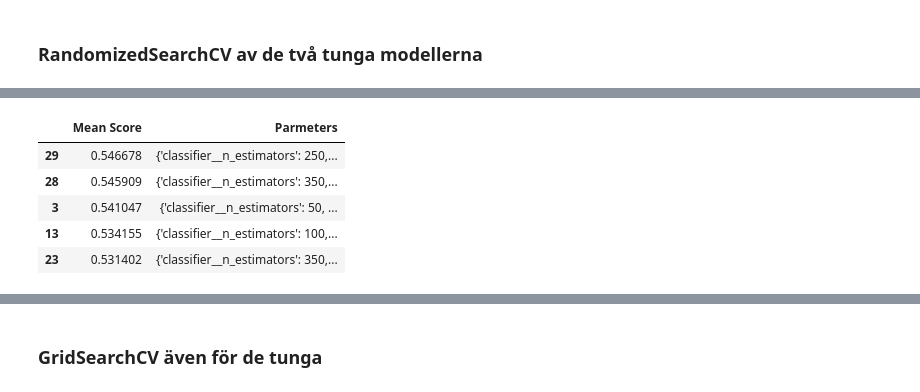
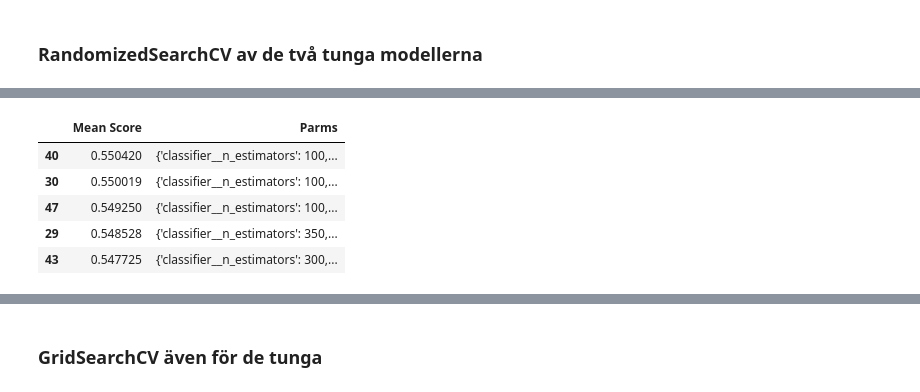
Before and after one commit to carokanns/the_new_Krypto, a Jupyter notebook: my_testa_modeller.ipynb, the cells around one changed output, grey strips where cells are left out. Saved outputs shown, nothing was run; the diff lists cells and outputs as text; code cells hidden in the pictures.

```diff
--- a/my_testa_modeller.ipynb
+++ b/my_testa_modeller.ipynb
@@ -364,7 +371,7 @@ Tid för yfinance: 1.9 sekunder
 # %%
 ### preprocessing ###
 df_dict = {}
-df = pp.preprocessing_currency(df_org)
+df = pp.preprocessing_currency(df_curr)
 if df is not None:
     print('Antal NaN', df.isna().any().sum())
 
@@ -372,7 +379,7 @@ if df is not None:
     df_dict = {}  # en dictionary med samtlig nya dataframes
     for cnt, column_name in enumerate(df.columns):
         df_name = f'df_{column_name}'
-        df_dict[df_name] = pp.preprocess(df[[column_name]], df_gold, df_infl)
+        df_dict[df_name] = pp.preprocess(df_curr[[column_name]],df_vol[[column_name]], df_gold, df_infl)
         print(cnt+1, column_name)
 
 display(df_dict.keys())
@@ -459,5 +460,6 @@ df2.dropna(inplace=True)
 ### Preprocessing för alla valutor tillsammans
 # %%
 predictors = ['Close', 'Ratio_2', 'Trend_2', 'Ratio_5', 'Trend_5', 'Ratio_30', 'Trend_30', 'Ratio_60', 'Trend_60', 'Ratio_90', 'Trend_90',
-              'Ratio_250', 'Trend_250', 'GLD-USD', 'GLD_Ratio_2', 'GLD_Ratio_5', 'GLD_Ratio_30', 'GLD_Ratio_60', 'GLD_Ratio_250',
+              'Ratio_250', 'Trend_250', 'GLD-USD', 'GLD_Ratio_2', 'GLD_Ratio_5', 'GLD_Ratio_30', 'GLD_Ratio_60','GLD_Ratio_90', 'GLD_Ratio_250',
+              'Volume', 'vol_Ratio_2', 'vol_Ratio_5', 'vol_Ratio_30', 'vol_Ratio_60','vol_Ratio_90', 'vol_Ratio_250',
               'US_inflation', 'infl_Ratio_75', 'infl_Ratio_90', 'infl_Ratio_250', 'diff']
@@ -496,8 +507,8 @@ def combinations(param_list):
 
 # Define parameters for CatBoostClassifier
 paramCat = {}
-paramCat['classifier__iterations'] = [100, 250, 300, 350]
-paramCat['classifier__depth'] = [3, 5, 7]
+paramCat['classifier__iterations'] = [100, 250, 300, 325, 350]
+paramCat['classifier__depth'] = [3, 4, 5, 7]
 # paramCat['classifier__class_weights'] = [{0: 1, 1: 1}, {0: 1, 1: 2} ]
 paramCat['classifier__learning_rate'] = [0.01, 0.03, 0.05, 0.07]
 paramCat['classifier'] = [CatBoostClassifier(random_state=42, verbose=False)]
@@ -505,7 +516,7 @@ print('Total combinations for CatBoostClassifier = ', combinations(paramCat))
 
 # Define parameters for XGBClassifier
 paramXGB = {}
-paramXGB['classifier__n_estimators'] = [50, 100, 250, 350]
+paramXGB['classifier__n_estimators'] = [50, 100, 250,300, 350]
 paramXGB['classifier__max_depth'] = [2, 3, 5, 10]
 paramXGB['classifier__learning_rate'] = [0.01, 0.03, 0.05, 0.07]
 # paramXGB['classifier__scale_pos_weight'] = [1, 5, 10]
@@ -642,86 +653,86 @@ if randomsearch:
     params = [paramCat, paramXGB, paramRF]
 
     # Number of iterations for randomized search
-    n_iter_search = 30
+    n_iter_search = 50
 
     #### Random search RF - including cross validation ####
     # Take the time
     start_time = time.time()
-    random2a = RandomizedSearchCV(
+    randomRF = RandomizedSearchCV(
         pipeline, param_distributions=params[2], n_iter=n_iter_search, cv=tscv, n_jobs=-1, scoring='roc_auc', random_state=42).fit(X, y)
 
     # print the best parameters...
-    print(random2a.best_params_)
+    print(randomRF.best_params_)
 
     # print best score for the best model (in our case roc_auc score)
-    print(random2a.best_score_)
+    print(randomRF.best_score_)
 
     # Stats for each test - we have a total 48 tests
-    means2a = random2a.cv_results_['mean_test_score']
-    params_summary2a = random2a.cv_results_['params']
+    meansRF = randomRF.cv_results_['mean_test_score']
+    params_summaryRF = randomRF.cv_results_['params']
 
     #Capture all data into a Data Frame
-    df_res2a = pd.DataFrame(list(zip(means2a, params_summary2a)),
-                            columns=['Mean Score', 'Parmeters'])
+    df_resRF = pd.DataFrame(list(zip(meansRF, params_summaryRF)),
+                            columns=['Mean Score', 'Parms'])
 
     # Take the time
     print("--- The RF time was %s seconds ---" %round((time.time() - start_time), 1))
-    df_res2a = df_res2a.sort_values(by='Mean Score', ascending=False)
-    df_res2a.to_csv('RandomSearchResults2a.csv', index=False)
+    df_resRF = df_resRF.sort_values(by='Mean Score', ascending=False)
+    df_resRF.to_csv('RandomSearchResultsRF.csv', index=False)
 
-    display(df_res2a.head())
+    display(df_resRF.head())
 
 
     #### Random search XGB - including cross validation ####
     # Take the time
     start_time = time.time()
-    random2b = RandomizedSearchCV(
+    randomXGB = RandomizedSearchCV(
         pipeline, param_distributions=params[1], n_iter=n_iter_search, cv=tscv, n_jobs=-1, scoring='roc_auc', random_state=42).fit(X, y)
 
     # print the best parameters...
-    print(random2b.best_params_)
+    print(randomXGB.best_params_)
 
     # print best score for the best model (in our case roc_auc score)
-    print(random2b.best_score_)
+    print(randomXGB.best_score_)
 
     # Stats for each test - we have a total 48 tests
-    means2b = random2b.cv_results_['mean_test_score']
-    params_summary2b = random2b.cv_results_['params']
+    meansXGB = randomXGB.cv_results_['mean_test_score']
+    params_summaryXGB = randomXGB.cv_results_['params']
 
     #Capture all data into a Data Frame
-    df_res2b = pd.DataFrame(list(zip(means2b, params_summary2b)),
-                            columns=['Mean Score', 'Parmeters'])
+    df_resXGB = pd.DataFrame(list(zip(meansXGB, params_summaryXGB)),
+                            columns=['Mean Score', 'Parms'])
 
     # Take the time
     print("--- The XGB time was %s seconds ---" % round((time.time() - start_time), 1))
-    df_res2b = df_res2b.sort_values(by='Mean Score', ascending=False)
-    df_res2b.to_csv('RandomSearchResults2b.csv', index=False)
+    df_resXGB = df_resXGB.sort_values(by='Mean Score', ascending=False)
+    df_resXGB.to_csv('RandomSearchResultsXGB.csv', index=False)
 
-    display(df_res2b.head())
+    display(df_resXGB.head())
 
     #### Random search CATB - including cross validation ####
     # Take the time
     start_time = time.time()
-    random2c = RandomizedSearchCV(
+    randomCAT = RandomizedSearchCV(
         pipeline, param_distributions=params[0], n_iter=n_iter_search, cv=tscv, n_jobs=-1, scoring='roc_auc', random_state=42).fit(X, y)
 
     # print the best parameters...
-    print(random2c.best_params_)
+    print(randomCAT.best_params_)
 
     # print best score for the best model (in our case roc_auc score)
-    print(random2c.best_score_)
+    print(randomCAT.best_score_)
 
     # Stats for each test - we have a total 144 tests
-    means2c = random2c.cv_results_['mean_test_score']
-    params_summary2c = random2c.cv_results_['params']
+    mensCAT = randomCAT.cv_results_['mean_test_score']
+    params_summaryCAT = randomCAT.cv_results_['params']
 
     #Capture all data into a Data Frame
-    df_res2c = pd.DataFrame(list(zip(means2c, params_summary2c)),
-                            columns=['Mean Score', 'Parmeters'])
-    df_res2c =df_res2c.sort_values(by='Mean Score', ascending=False)
-    df_res2c.to_csv('RandomSearchResults2c.csv', index=False)
+    df_resCAT = pd.DataFrame(list(zip(mensCAT, params_summaryCAT)),
+                            columns=['Mean Score', 'Parms'])
+    df_resCAT =df_resCAT.sort_values(by='Mean Score', ascending=False)
+    df_resCAT.to_csv('RandomSearchResultsCAT.csv', index=False)
 
-    display(df_res2c.head())
+    display(df_resCAT.head())
     # Take the time
     print("--- The Cat time was %s seconds ---" % round((time.time() - start_time), 1))
 # %% [output]
@@ -751,6 +762,6 @@ if randomsearch:
-|  | Mean Score | Parmeters |
-| 29 | 0.546678 | {'classifier__n_estimators': 250,... |
-| 28 | 0.545909 | {'classifier__n_estimators': 350,... |
-| 3 | 0.541047 | {'classifier__n_estimators': 50, ... |
-| 13 | 0.534155 | {'classifier__n_estimators': 100,... |
-| 23 | 0.531402 | {'classifier__n_estimators': 350,... |
+|  | Mean Score | Parms |
+| 40 | 0.550420 | {'classifier__n_estimators': 100,... |
+| 30 | 0.550019 | {'classifier__n_estimators': 100,... |
+| 47 | 0.549250 | {'classifier__n_estimators': 100,... |
+| 29 | 0.548528 | {'classifier__n_estimators': 350,... |
+| 43 | 0.547725 | {'classifier__n_estimators': 300,... |
```
Also changed, not shown: parts of 23 cells of this notebook, 2 other files.
